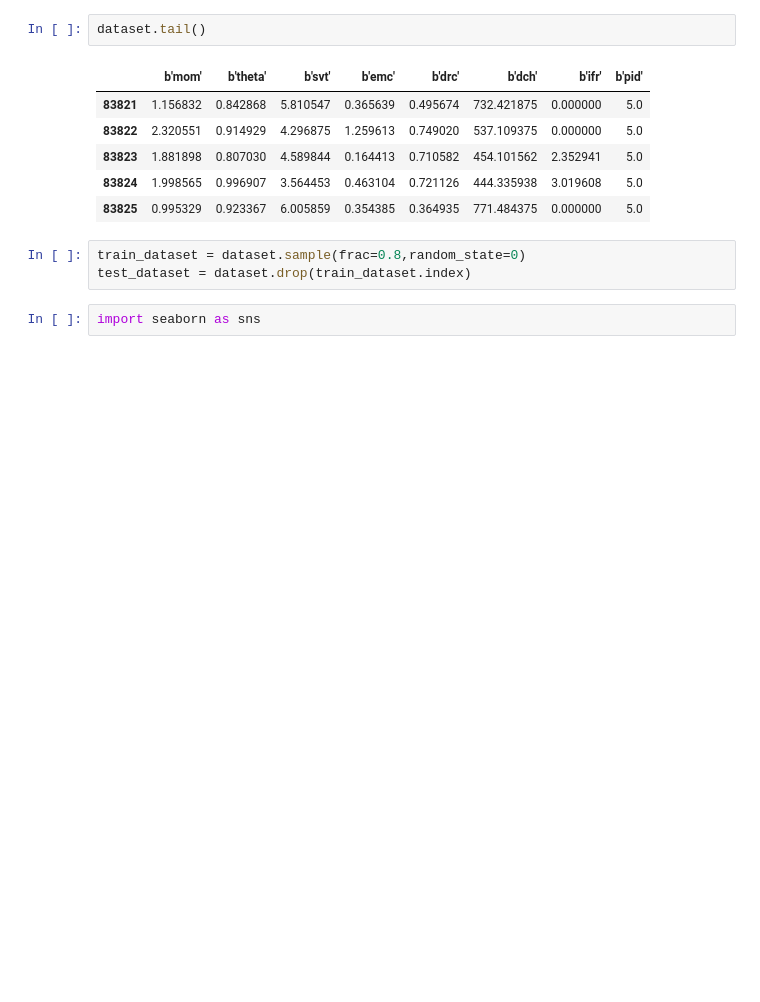
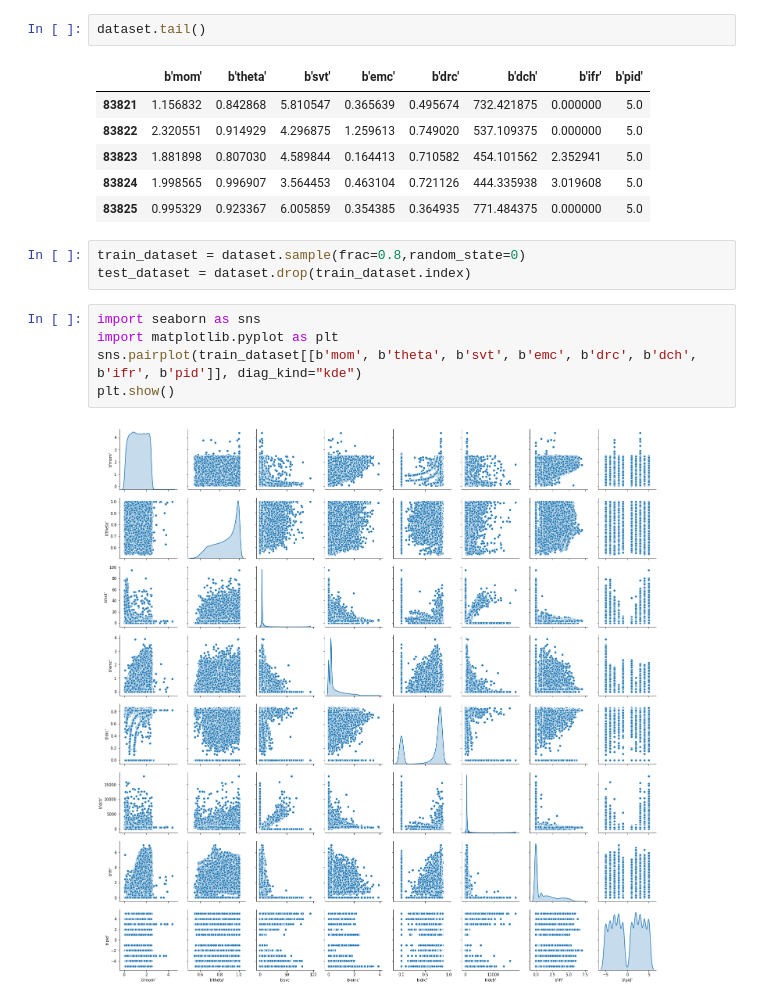
Before and after one commit to marcelkunze/notebooks-ipa, a Jupyter notebook: pid.ipynb, the cells around one changed output. Saved outputs shown, nothing was run; the diff lists cells and outputs as text; blank space fills up the shorter version.

```diff
--- a/pid.ipynb
+++ b/pid.ipynb
@@ -47,5 +61,10 @@ dataset.tail()
 # %%
 train_dataset = dataset.sample(frac=0.8,random_state=0)
 test_dataset = dataset.drop(train_dataset.index)
-# %%
-import seaborn as sns
+# %%
+import seaborn as sns
+import matplotlib.pyplot as plt
+sns.pairplot(train_dataset[[b'mom', b'theta', b'svt', b'emc', b'drc', b'dch', b'ifr', b'pid']], diag_kind="kde")
+plt.show()
+# %% [output]
+[figure, added]
```
Also changed, not shown: parts of 12 cells of this notebook.
